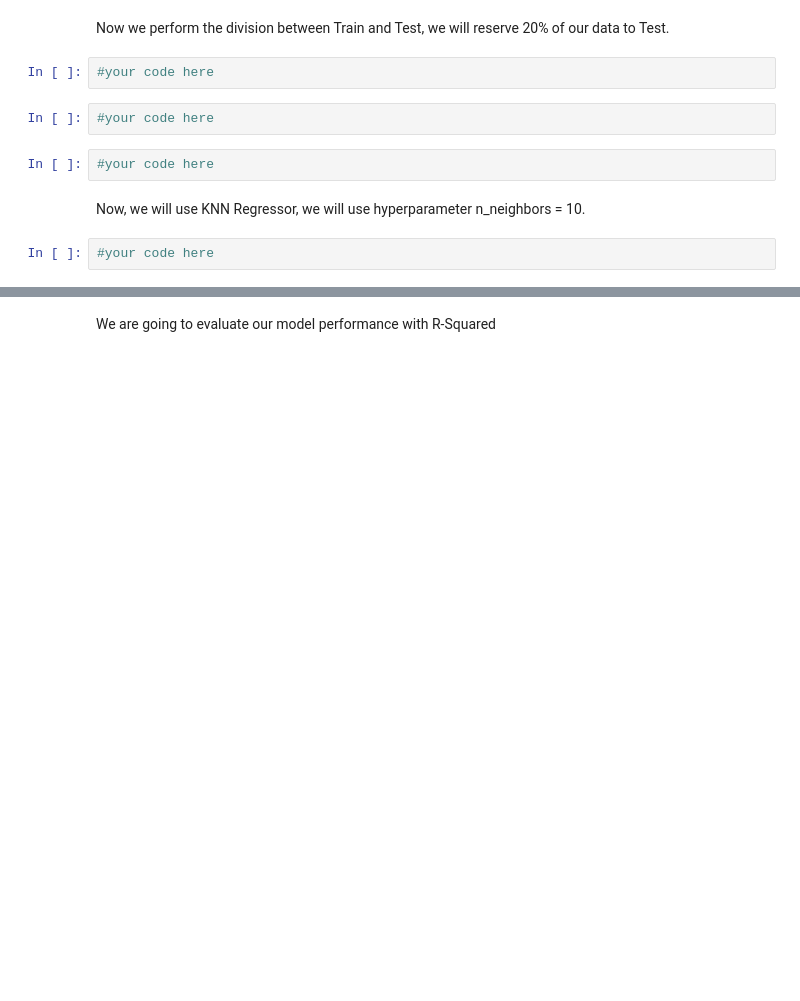
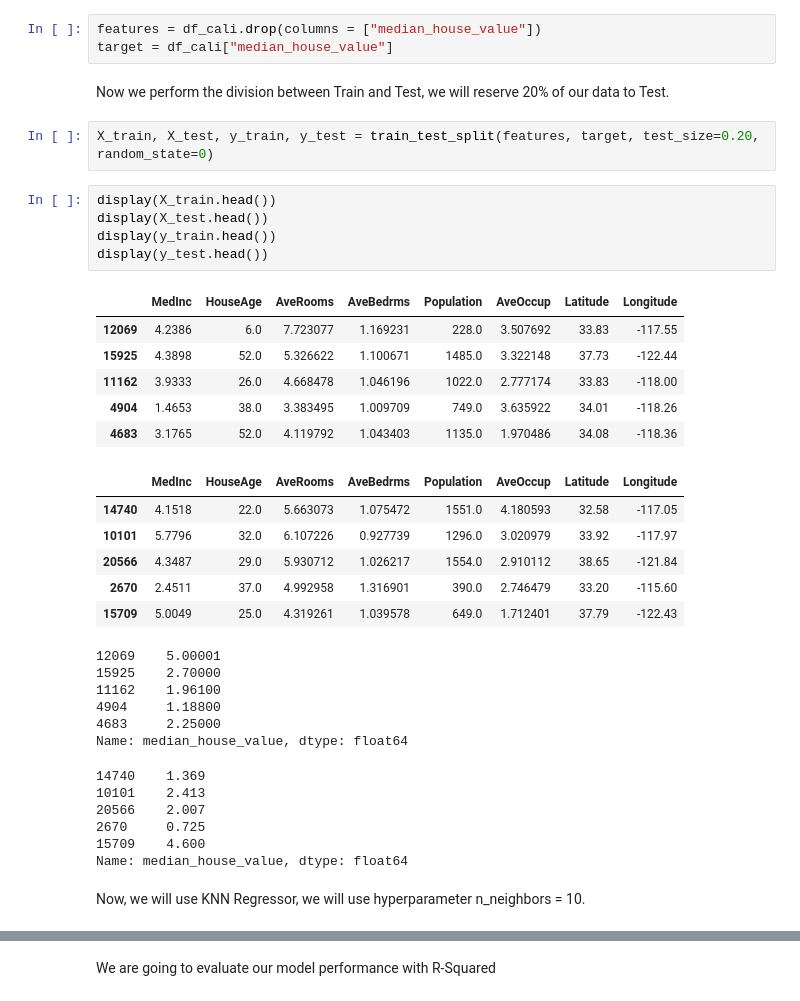
Before and after one commit to Aru-jan/IH-lessons, a Jupyter notebook: 7_ml/code_along_nb/7.1_intro_to_ml.ipynb, the cells around one changed output, grey strips where cells are left out. Saved outputs shown, nothing was run; the diff lists cells and outputs as text; blank space fills up the shorter version.

```diff
--- a/7_ml/code_along_nb/7.1_intro_to_ml.ipynb
+++ b/7_ml/code_along_nb/7.1_intro_to_ml.ipynb
@@ -262,12 +339,39 @@ First we need to distinguish from features and target
+# %%
+features = df_cali.drop(columns = ["median_house_value"])
+target = df_cali["median_house_value"]
 # %% [markdown]
 Now we perform the division between Train and Test, we will reserve 20% of our data to Test.
-# %%
-#your code here
-# %%
-#your code here
-# %%
-#your code here
+# %%
+X_train, X_test, y_train, y_test = train_test_split(features, target, test_size=0.20, random_state=0)
+# %%
+display(X_train.head())
+display(X_test.head())
+display(y_train.head())
+display(y_test.head())
+# %% [output]
+|  | MedInc | HouseAge | AveRooms | AveBedrms | Population | AveOccup | Latitude | Longitude |
+| 12069 | 4.2386 | 6.0 | 7.723077 | 1.169231 | 228.0 | 3.507692 | 33.83 | -117.55 |
+| 15925 | 4.3898 | 52.0 | 5.326622 | 1.100671 | 1485.0 | 3.322148 | 37.73 | -122.44 |
+| 11162 | 3.9333 | 26.0 | 4.668478 | 1.046196 | 1022.0 | 2.777174 | 33.83 | -118.00 |
+| 4904 | 1.4653 | 38.0 | 3.383495 | 1.009709 | 749.0 | 3.635922 | 34.01 | -118.26 |
+| 4683 | 3.1765 | 52.0 | 4.119792 | 1.043403 | 1135.0 | 1.970486 | 34.08 | -118.36 |
+|  | MedInc | HouseAge | AveRooms | AveBedrms | Population | AveOccup | Latitude | Longitude |
+| 14740 | 4.1518 | 22.0 | 5.663073 | 1.075472 | 1551.0 | 4.180593 | 32.58 | -117.05 |
+| 10101 | 5.7796 | 32.0 | 6.107226 | 0.927739 | 1296.0 | 3.020979 | 33.92 | -117.97 |
+| 20566 | 4.3487 | 29.0 | 5.930712 | 1.026217 | 1554.0 | 2.910112 | 38.65 | -121.84 |
+| 2670 | 2.4511 | 37.0 | 4.992958 | 1.316901 | 390.0 | 2.746479 | 33.20 | -115.60 |
+| 15709 | 5.0049 | 25.0 | 4.319261 | 1.039578 | 649.0 | 1.712401 | 37.79 | -122.43 |
+12069    5.00001
+15925    2.70000
+11162    1.96100
+4904     1.18800
+4683     2.25000
+Name: median_house_value, dtype: float64
+14740    1.369
+10101    2.413
+20566    2.007
+2670     0.725
+15709    4.600
+Name: median_house_value, dtype: float64
 # %% [markdown]
 Now, we will use KNN Regressor, we will use hyperparameter n_neighbors = 10.
-# %%
-#your code here
```
Also changed, not shown: parts of 18 cells of this notebook.
